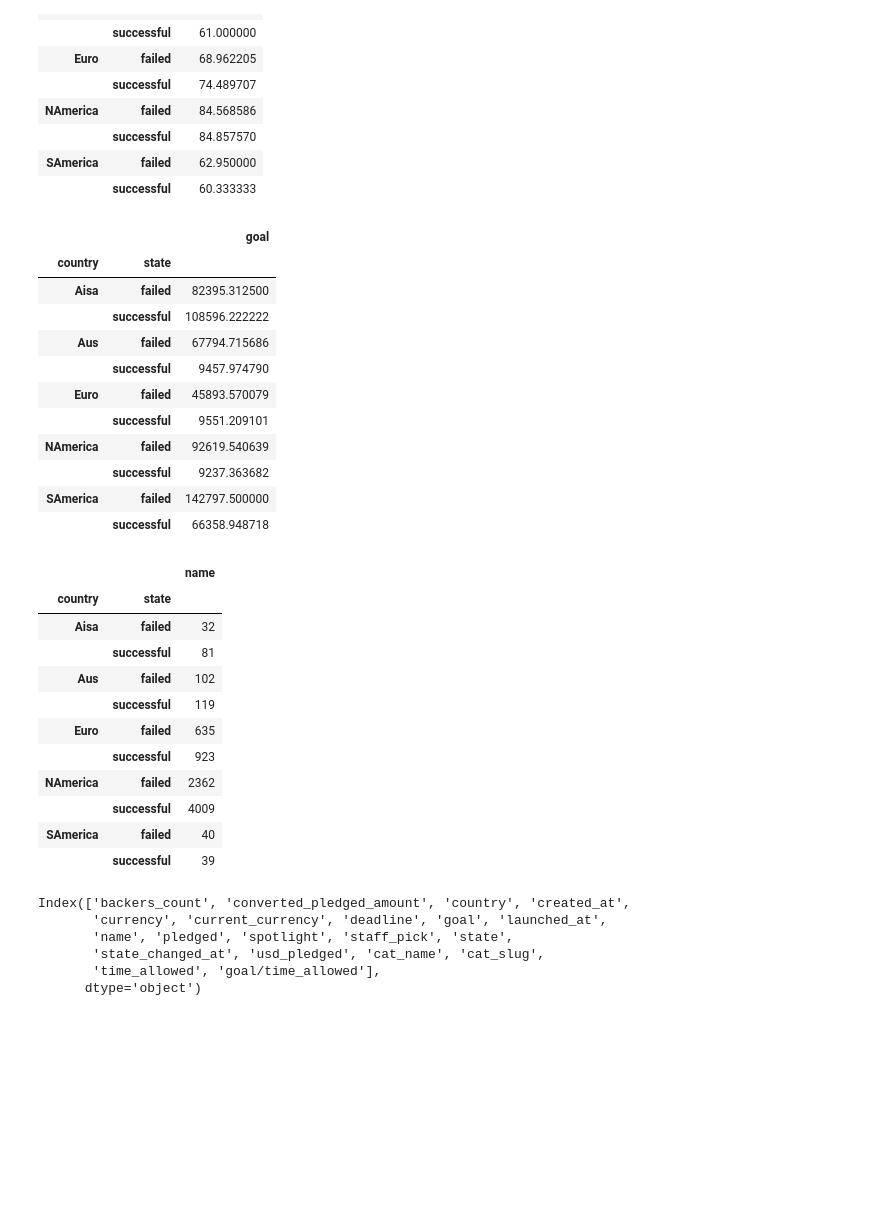
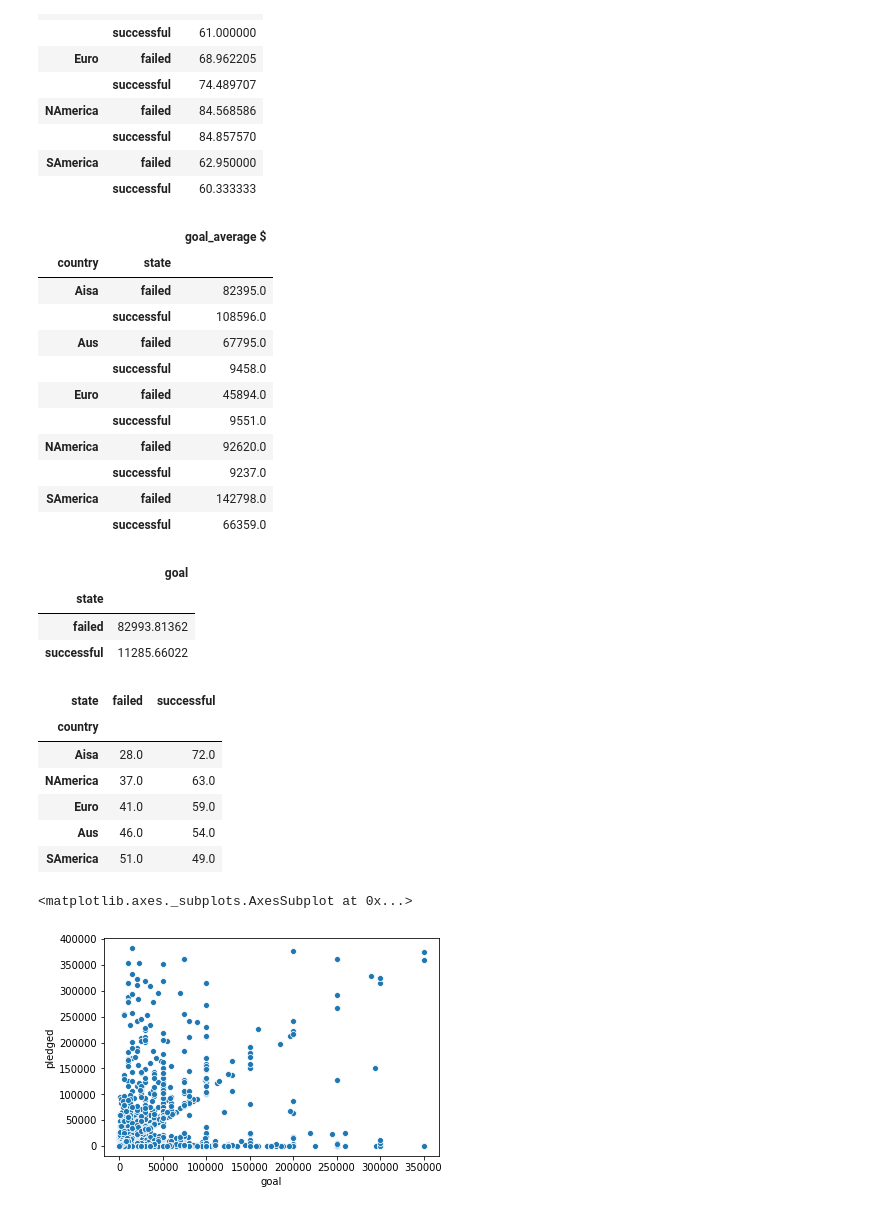
Before and after one commit to oqusous/Kickstarter_project, a Jupyter notebook: Untitled.ipynb, the cells around one changed output. Cells and saved outputs as stored; diff of their text form; code cells hidden in the pictures; blank space fills up the shorter version.

```diff
--- a/Untitled.ipynb
+++ b/Untitled.ipynb
@@ -32,34 +45,27 @@ pd.DataFrame(df.groupby(['country','state'])['time_allowed'].mean())
 |  | successful | 84.857570 |
 | SAmerica | failed | 62.950000 |
 |  | successful | 60.333333 |
+# %%
+average_goal = pd.DataFrame(df.groupby(['country','state'])['goal'].mean())
+average_goal.rename(columns={'goal':'goal_average $'},inplace=True)
+average_goal.apply(lambda x: round(x,0))
+# %% [output]
+|  |  | goal_average $ |
+| country | state |  |
+| Aisa | failed | 82395.0 |
+|  | successful | 108596.0 |
+| Aus | failed | 67795.0 |
+|  | successful | 9458.0 |
+| Euro | failed | 45894.0 |
+|  | successful | 9551.0 |
+| NAmerica | failed | 92620.0 |
+|  | successful | 9237.0 |
+| SAmerica | failed | 142798.0 |
+|  | successful | 66359.0 |
 # %%
-pd.DataFrame(df.groupby(['country','state'])['goal'].mean())
+pd.DataFrame(df.groupby(['state'])['goal'].mean())
 # %% [output]
-|  |  | goal |
-| country | state |  |
-| Aisa | failed | 82395.312500 |
-|  | successful | 108596.222222 |
-| Aus | failed | 67794.715686 |
-|  | successful | 9457.974790 |
-| Euro | failed | 45893.570079 |
-|  | successful | 9551.209101 |
-| NAmerica | failed | 92619.540639 |
-|  | successful | 9237.363682 |
-| SAmerica | failed | 142797.500000 |
-|  | successful | 66358.948718 |
+|  | goal |
+| state |  |
+| failed | 82993.81362 |
+| successful | 11285.66022 |
-# %%
-df_count = pd.DataFrame(df.groupby(['country','state'])['name'].count())
-df_count
-# %% [output]
-|  |  | name |
-| country | state |  |
-| Aisa | failed | 32 |
-|  | successful | 81 |
-| Aus | failed | 102 |
-|  | successful | 119 |
-| Euro | failed | 635 |
-|  | successful | 923 |
-| NAmerica | failed | 2362 |
-|  | successful | 4009 |
-| SAmerica | failed | 40 |
-|  | successful | 39 |
@@ -68,9 +71,0 @@ df_count['percentage'] = df[]
-# %%
-df.columns
-# %% [output]
-Index(['backers_count', 'converted_pledged_amount', 'country', 'created_at',
-       'currency', 'current_currency', 'deadline', 'goal', 'launched_at',
-       'name', 'pledged', 'spotlight', 'staff_pick', 'state',
-       'state_changed_at', 'usd_pledged', 'cat_name', 'cat_slug',
-       'time_allowed', 'goal/time_allowed'],
-      dtype='object')
@@ -78,0 +72,11 @@ df.drop(['Unnamed: 0','loc_state','static_usd_rate', 'urls', 'id', 'is_starrable
+# %%
+percentage_state_by_continent = df.groupby(['country', 'state']).agg({'state': 'count'}).groupby(level=0).apply(lambda x: round(100 * x / float(x.sum()),0))
+percentage_state_by_continent.unstack()['state'].sort_values('successful', ascending=False)
+# %% [output]
+| state | failed | successful |
+| country |  |  |
+| Aisa | 28.0 | 72.0 |
+| NAmerica | 37.0 | 63.0 |
+| Euro | 41.0 | 59.0 |
+| Aus | 46.0 | 54.0 |
+| SAmerica | 51.0 | 49.0 |
@@ -78,0 +85,5 @@ df.drop(['Unnamed: 0','loc_state','static_usd_rate', 'urls', 'id', 'is_starrable
+# %%
+sns.scatterplot(x='goal',y='pledged',  data=df1)
+# %% [output]
+<matplotlib.axes._subplots.AxesSubplot at 0x...>
+[figure, added]
```
Also changed, not shown: parts of 10 cells of this notebook.
